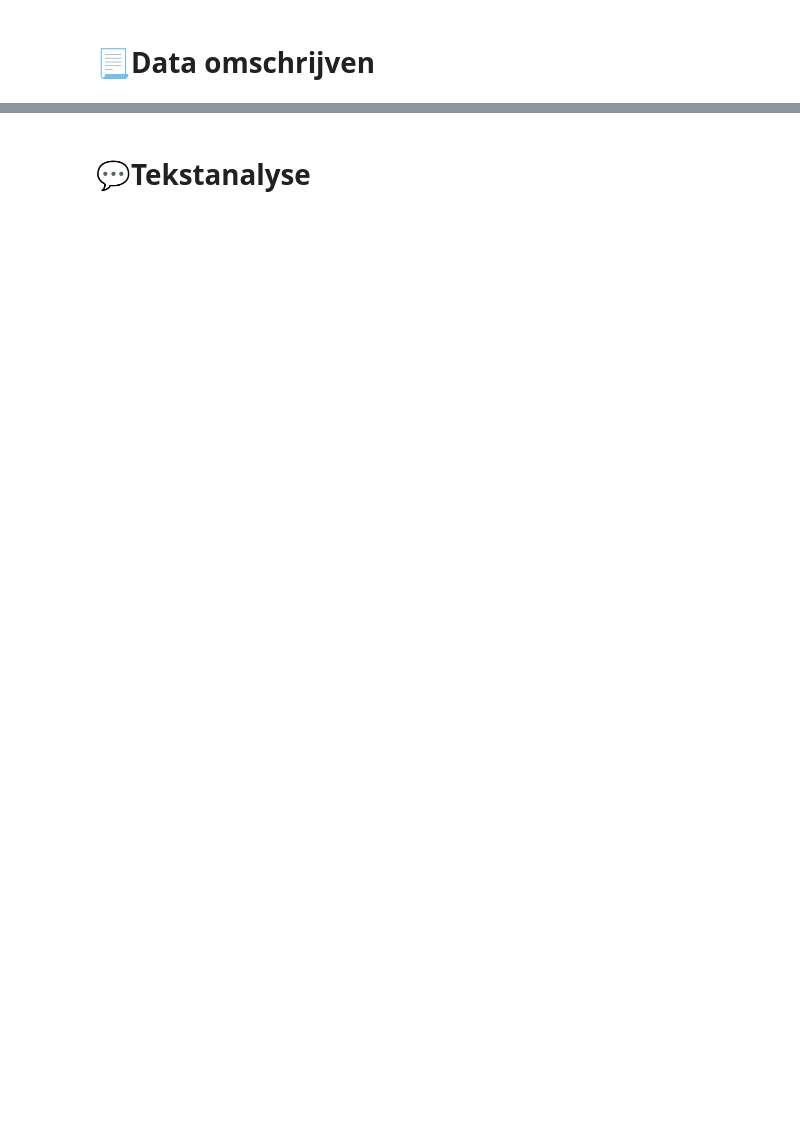
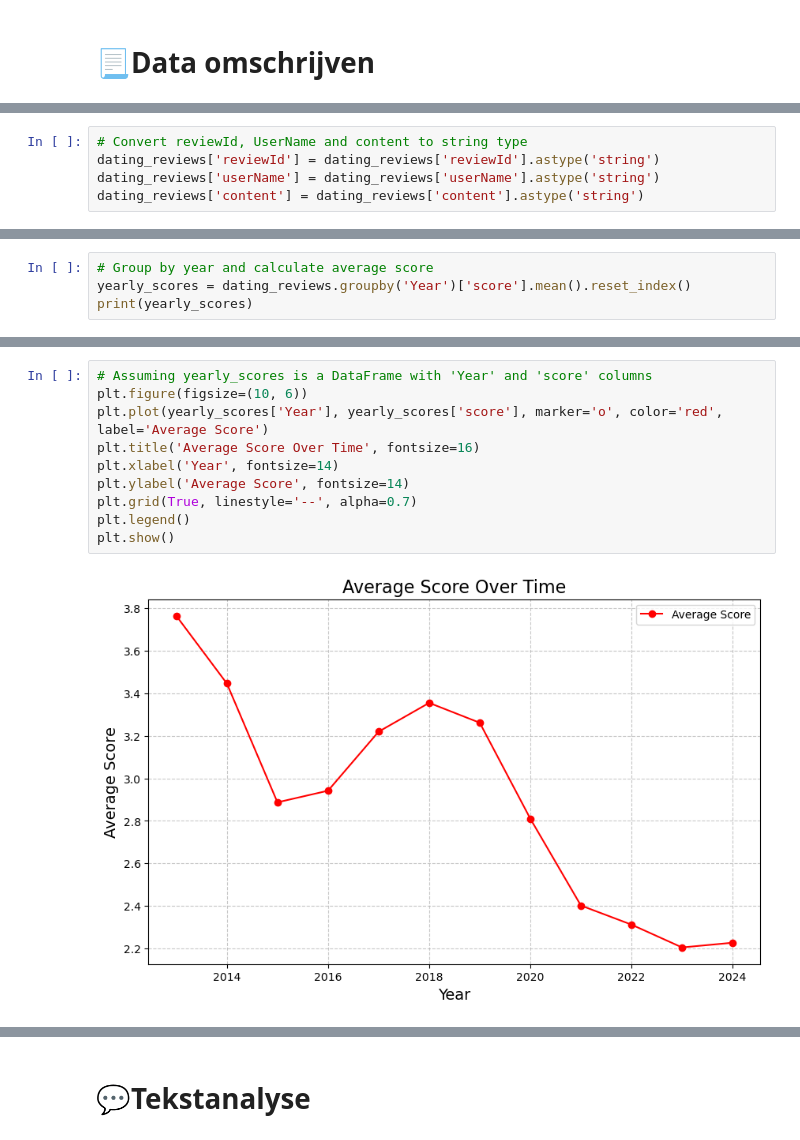
Before and after one commit to kailenroa/NLP-Sentiment-Analysis-Dating-Apps, a Jupyter notebook: #02- NLP Sentiment Analysis Dating Apps (ML).ipynb, the cells around one changed output, grey strips where cells are left out. Cells and saved outputs as stored; diff of their text form; blank space fills up the shorter version.

```diff
--- a/#02- NLP Sentiment Analysis Dating Apps (ML).ipynb
+++ b/#02- NLP Sentiment Analysis Dating Apps (ML).ipynb
@@ -298,0 +130,5 @@ merged_reviews.describe().T
+# %%
+# Convert reviewId, UserName and content to string type
+dating_reviews['reviewId'] = dating_reviews['reviewId'].astype('string')
+dating_reviews['userName'] = dating_reviews['userName'].astype('string')
+dating_reviews['content'] = dating_reviews['content'].astype('string')
@@ -298,0 +274,4 @@ merged_reviews.describe().T
+# %%
+# Group by year and calculate average score
+yearly_scores = dating_reviews.groupby('Year')['score'].mean().reset_index()
+print(yearly_scores)
@@ -298,0 +292,12 @@ merged_reviews.describe().T
+# %%
+# Assuming yearly_scores is a DataFrame with 'Year' and 'score' columns
+plt.figure(figsize=(10, 6))
+plt.plot(yearly_scores['Year'], yearly_scores['score'], marker='o', color='red', label='Average Score')
+plt.title('Average Score Over Time', fontsize=16)
+plt.xlabel('Year', fontsize=14)
+plt.ylabel('Average Score', fontsize=14)
+plt.grid(True, linestyle='--', alpha=0.7)
+plt.legend()
+plt.show()
+# %% [output]
+[figure, added]
```
Also changed, not shown: parts of 216 cells of this notebook.
